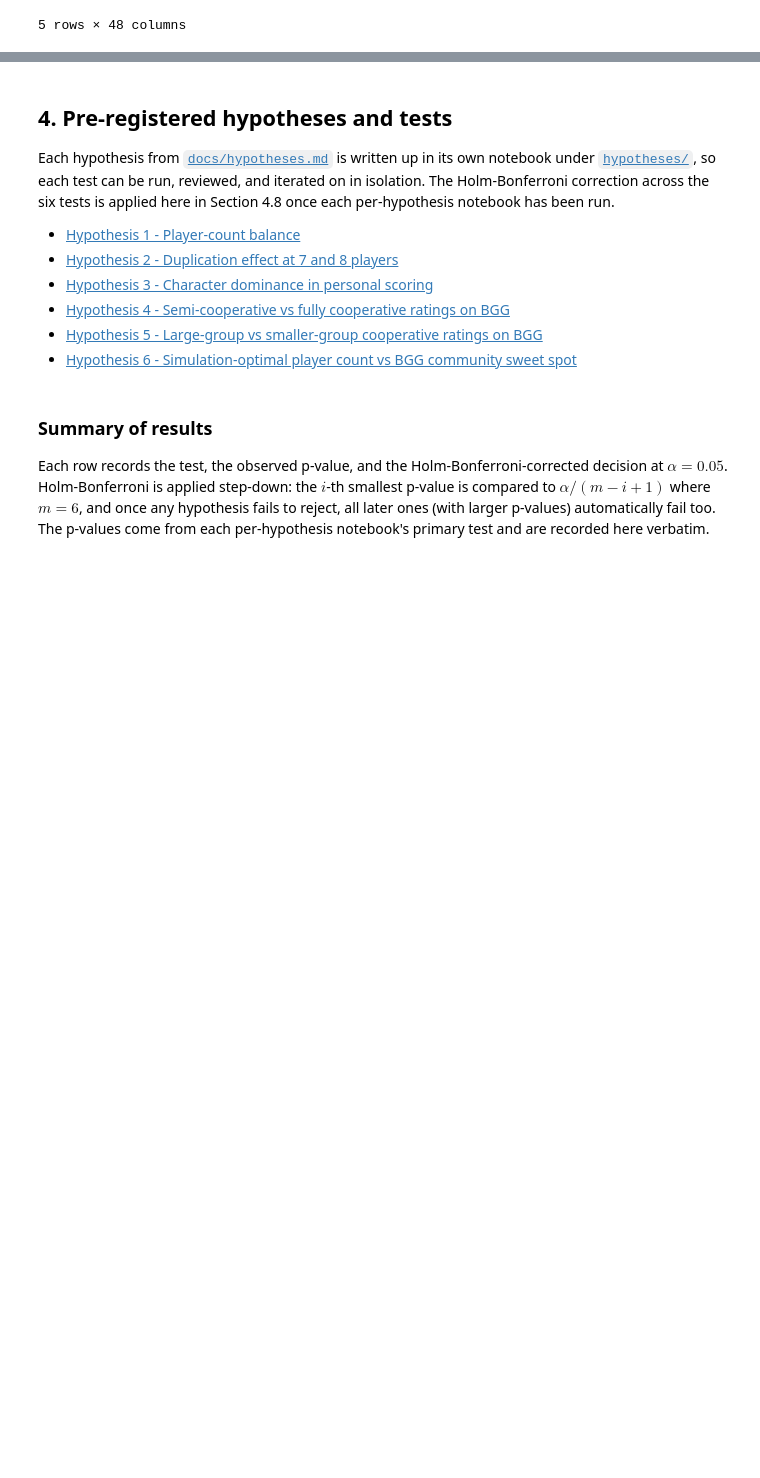
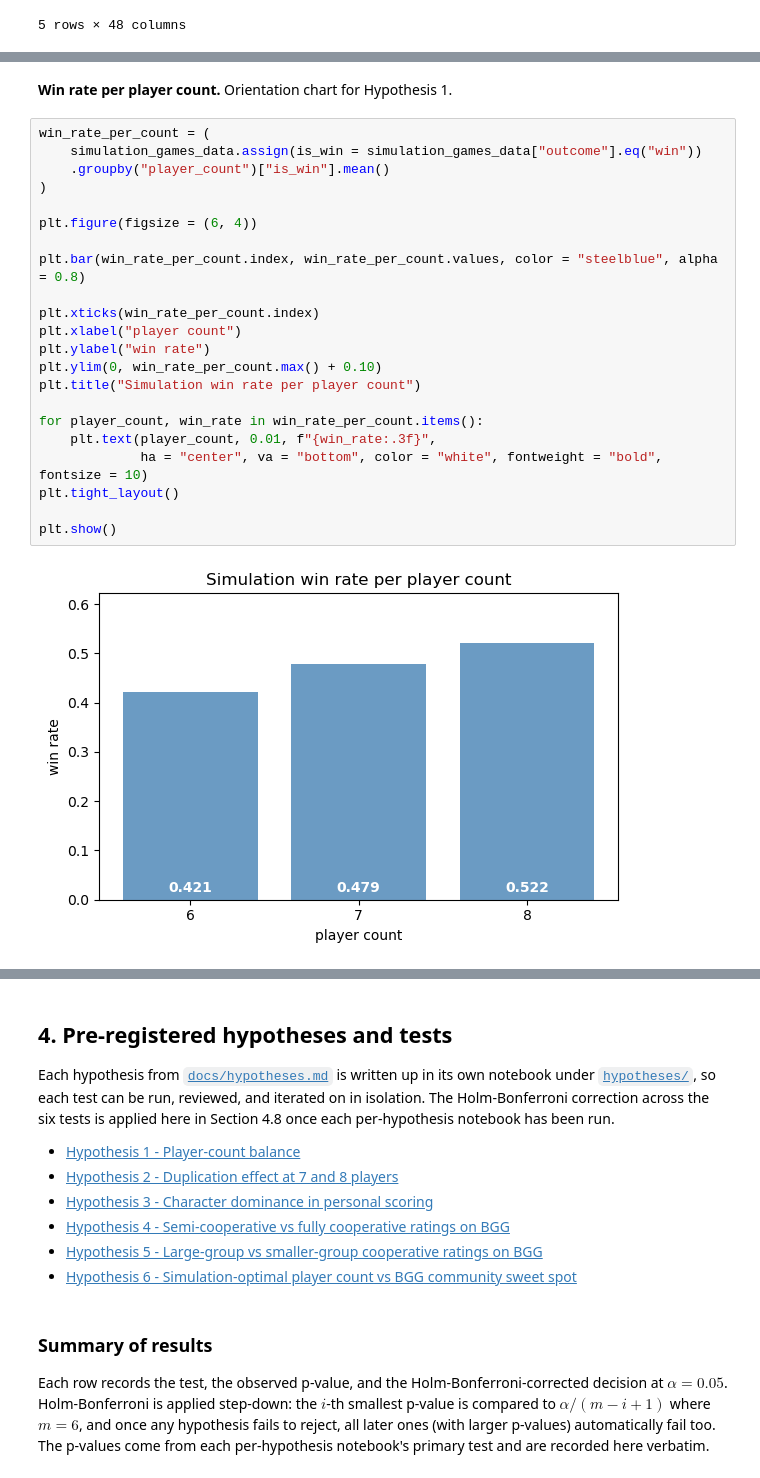
Before and after one commit to simo21-ss/volcano-rush, a Jupyter notebook: notebooks/data_science/board_game_analysis.ipynb, the cells around one changed output, grey strips where cells are left out. Saved outputs shown, nothing was run; the diff lists cells and outputs as text; blank space fills up the shorter version.

```diff
--- a/notebooks/data_science/board_game_analysis.ipynb
+++ b/notebooks/data_science/board_game_analysis.ipynb
@@ -131,0 +172,26 @@ bgg_games_data.head()
+# %% [markdown]
+**Win rate per player count.** Orientation chart for Hypothesis 1.
+# %%
+win_rate_per_count = (
+    simulation_games_data.assign(is_win = simulation_games_data["outcome"].eq("win"))
+    .groupby("player_count")["is_win"].mean()
+)
+
+plt.figure(figsize = (6, 4))
+
+plt.bar(win_rate_per_count.index, win_rate_per_count.values, color = "steelblue", alpha = 0.8)
+
+plt.xticks(win_rate_per_count.index)
+plt.xlabel("player count")
+plt.ylabel("win rate")
+plt.ylim(0, win_rate_per_count.max() + 0.10)
+plt.title("Simulation win rate per player count")
+
+for player_count, win_rate in win_rate_per_count.items():
+    plt.text(player_count, 0.01, f"{win_rate:.3f}",
+             ha = "center", va = "bottom", color = "white", fontweight = "bold", fontsize = 10)
+plt.tight_layout()
+
+plt.show()
+# %% [output]
+[figure, added]
```
Also changed, not shown: parts of 8 cells of this notebook.
